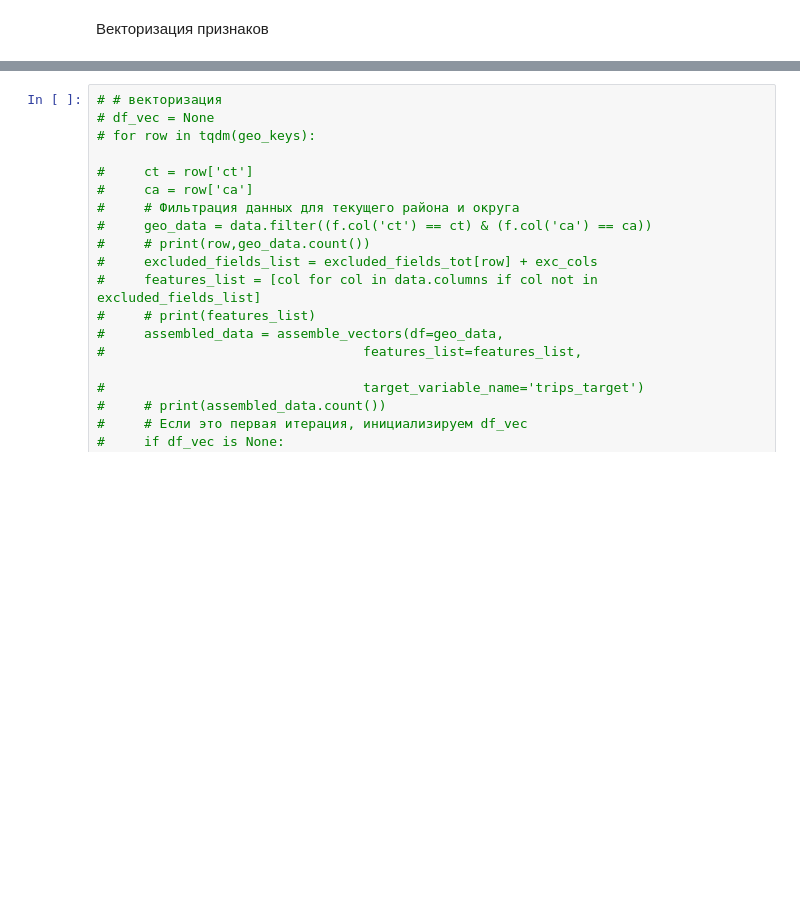
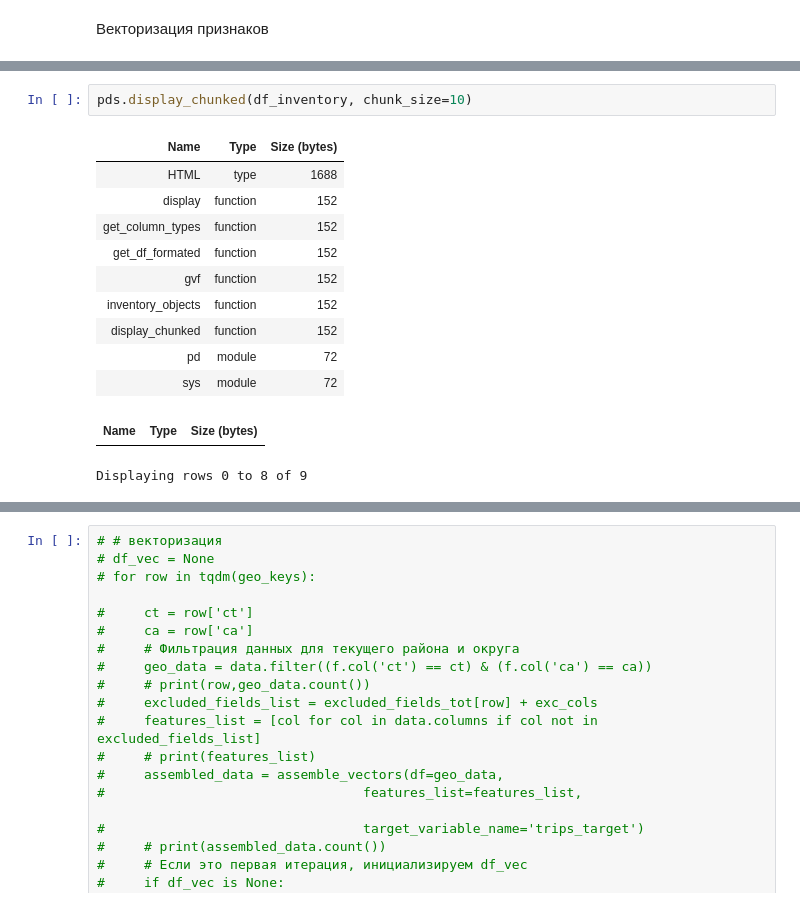
Before and after one commit to kogriv/chicago_spark, a Jupyter notebook: notebooks/03_ml.ipynb, the cells around one changed output, grey strips where cells are left out. Drawn from its saved outputs; the diff is of its cells as text; blank space fills up the shorter version.

```diff
--- a/notebooks/03_ml.ipynb
+++ b/notebooks/03_ml.ipynb
@@ -276,0 +400,15 @@ DataFrame[ct: bigint, ca: int, hour_start: timestamp, time_p: int, miles_p: doub
+# %%
+pds.display_chunked(df_inventory, chunk_size=10)
+# %% [output]
+| Name | Type | Size (bytes) |
+| HTML | type | 1688 |
+| display | function | 152 |
+| get_column_types | function | 152 |
+| get_df_formated | function | 152 |
+| gvf | function | 152 |
+| inventory_objects | function | 152 |
+| display_chunked | function | 152 |
+| pd | module | 72 |
+| sys | module | 72 |
+| Name | Type | Size (bytes) |
+Displaying rows 0 to 8 of 9
```
Also changed, not shown: parts of 54 cells of this notebook, 1 other file.
